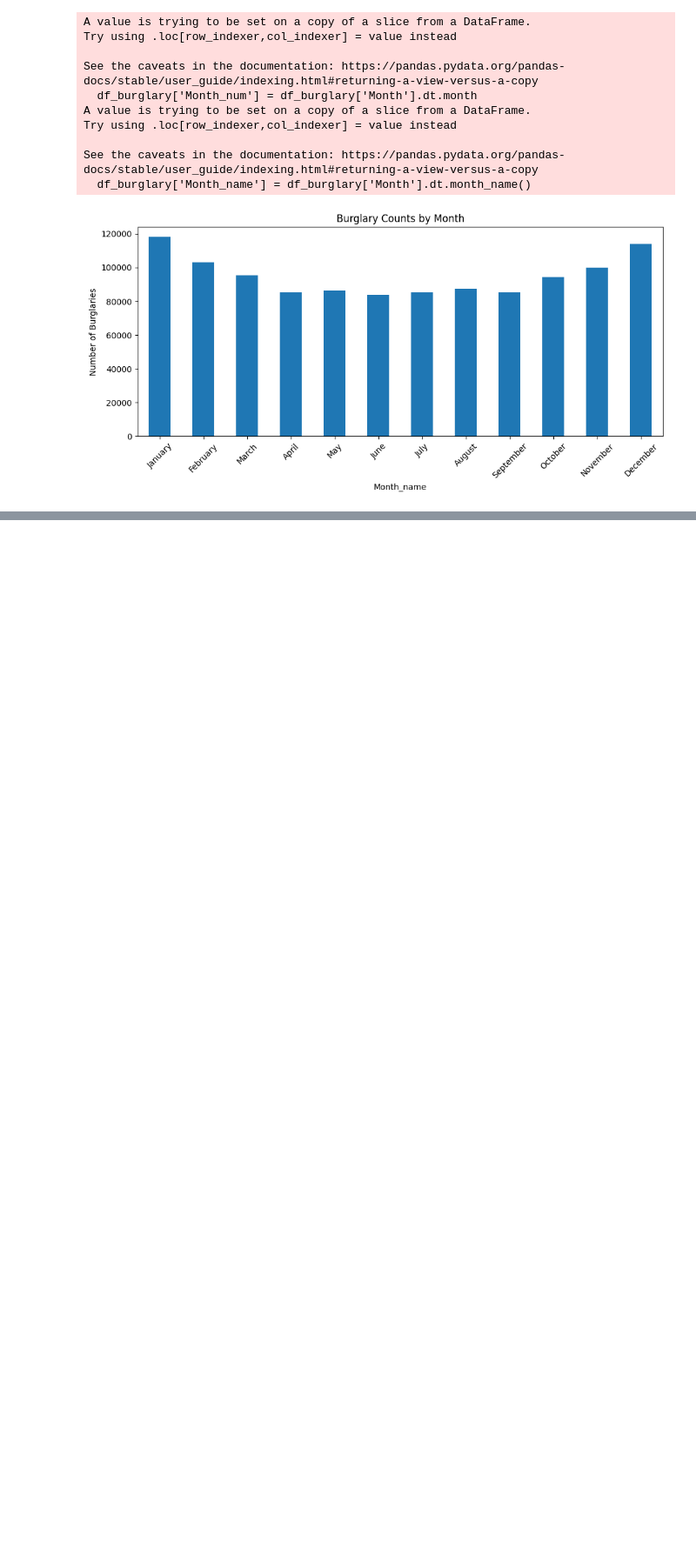
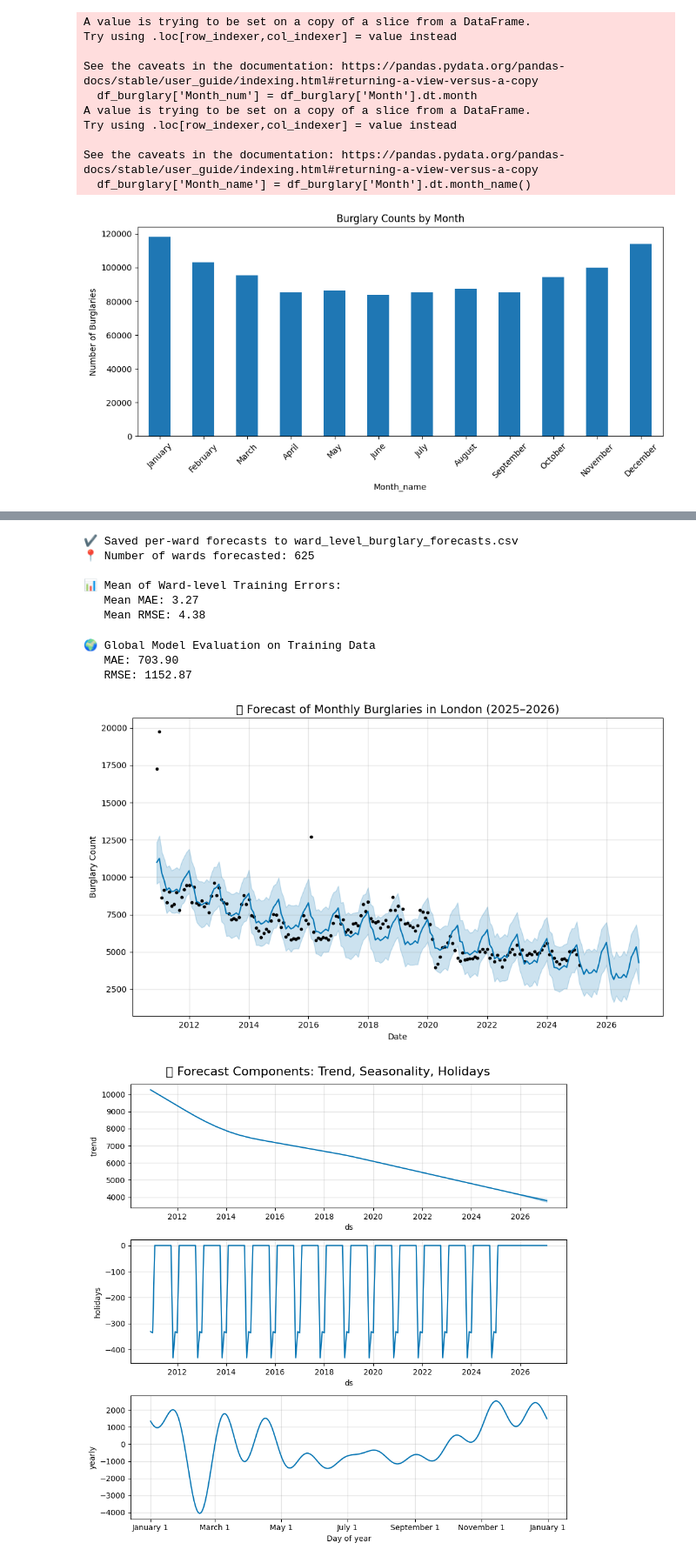
Before and after one commit to andreiispir/4CBLW00-20-MD-CBL, a Jupyter notebook: data_exploration.ipynb, the cells around one changed output, grey strips where cells are left out. Shown at 87% size. Drawn from its saved outputs; the diff is of its cells as text; code cells hidden in the pictures; blank space fills up the shorter version.

```diff
--- a/data_exploration.ipynb
+++ b/data_exploration.ipynb
@@ -241,6 +241,8 @@ import pandas as pd
 import matplotlib.pyplot as plt
 from prophet import Prophet
 import os
+from sklearn.metrics import mean_absolute_error, mean_squared_error
+import numpy as np
 
 # ==============================
 # LOAD DATA
@@ -251,7 +253,7 @@ df = pd.read_csv(csv_path)
 df['Month'] = pd.to_datetime(df['Month'])
 
 # Filter burglary data
-df_burglary = df[df['Crime type'] == 'Burglary'].copy()
+df_burglary = df[(df['Crime type'] == 'Burglary') & (df['Month'] >= '2020-01-01')].copy()
 
 # ==============================
 # DEFINE HOLIDAYS (Jan, Nov, Dec)
@@ -269,6 +271,8 @@ df_holidays = pd.DataFrame(holiday_list)
 
 wards = df_burglary['NAME'].unique()
 all_forecasts = []
+mae_list = []
+rmse_list = []
 
 for ward in wards:
     ward_data = df_burglary[df_burglary['NAME'] == ward]
@@ -292,6 +296,14 @@ for ward in wards:
     )
     model.fit(df_monthly)
 
+    # Evaluate on training data (silently)
+    forecast_train = model.predict(df_monthly[['ds']])
+    mae = mean_absolute_error(df_monthly['y'], forecast_train['yhat'])
+    rmse = np.sqrt(mean_squared_error(df_monthly['y'], forecast_train['yhat']))
+    mae_list.append(mae)
+    rmse_list.append(rmse)
+
+    # Forecast into the future
     future = model.make_future_dataframe(periods=24, freq='M')
     forecast = model.predict(future)
     forecast['Ward'] = ward
@@ -304,8 +316,17 @@ if all_forecasts:
     forecast_csv = 'ward_level_burglary_forecasts.csv'
     df_forecast_all.to_csv(forecast_csv, index=False)
     print(f"\n✔️ Saved per-ward forecasts to {forecast_csv}")
+    print(f"📍 Number of wards forecasted: {df_forecast_all['Ward'].nunique()}")
 else:
     print("\n⚠️ No forecasts generated due to insufficient data.")
+
+# Report average training error across wards
+if mae_list and rmse_list:
+    mean_mae = np.mean(mae_list)
+    mean_rmse = np.mean(rmse_list)
+    print(f"\n📊 Mean of Ward-level Training Errors:")
+    print(f"   Mean MAE: {mean_mae:.2f}")
+    print(f"   Mean RMSE: {mean_rmse:.2f}")
 
 # ==============================
 # PART 2: GLOBAL FORECAST AND PLOTS
@@ -330,6 +351,15 @@ global_model = Prophet(
 )
 global_model.fit(df_global_monthly)
 
+# Evaluate on training data
+forecast_train_global = global_model.predict(df_global_monthly[['ds']])
+mae_global = mean_absolute_error(df_global_monthly['y'], forecast_train_global['yhat'])
+rmse_global = np.sqrt(mean_squared_error(df_global_monthly['y'], forecast_train_global['yhat']))
+print("\n🌍 Global Model Evaluation on Training Data")
+print(f"   MAE: {mae_global:.2f}")
+print(f"   RMSE: {rmse_global:.2f}")
+
+# Create future forecast
 future = global_model.make_future_dataframe(periods=24, freq='M')
 forecast = global_model.predict(future)
 
@@ -376,0 +423,11 @@ FileNotFoundError: [Errno 2] No such file or directory: 'london_crime_with_wards
+✔️ Saved per-ward forecasts to ward_level_burglary_forecasts.csv
+📍 Number of wards forecasted: 625
+
+📊 Mean of Ward-level Training Errors:
+   Mean MAE: 3.27
+   Mean RMSE: 4.38
+🌍 Global Model Evaluation on Training Data
+   MAE: 703.90
+   RMSE: 1152.87
+[figure, added]
+[figure, added]
```
Also changed, not shown: parts of 1 cell of this notebook.
